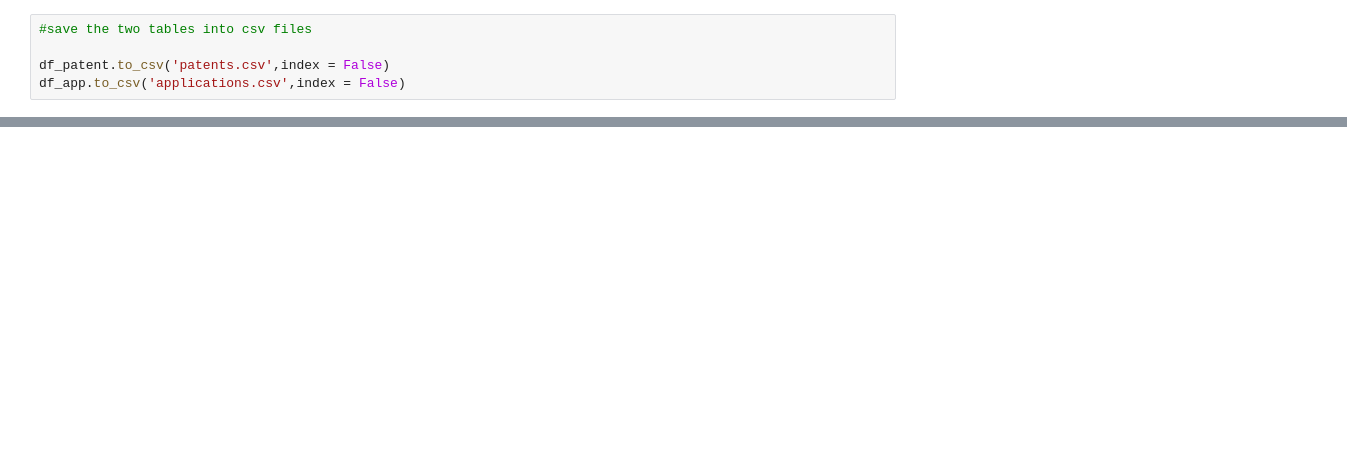
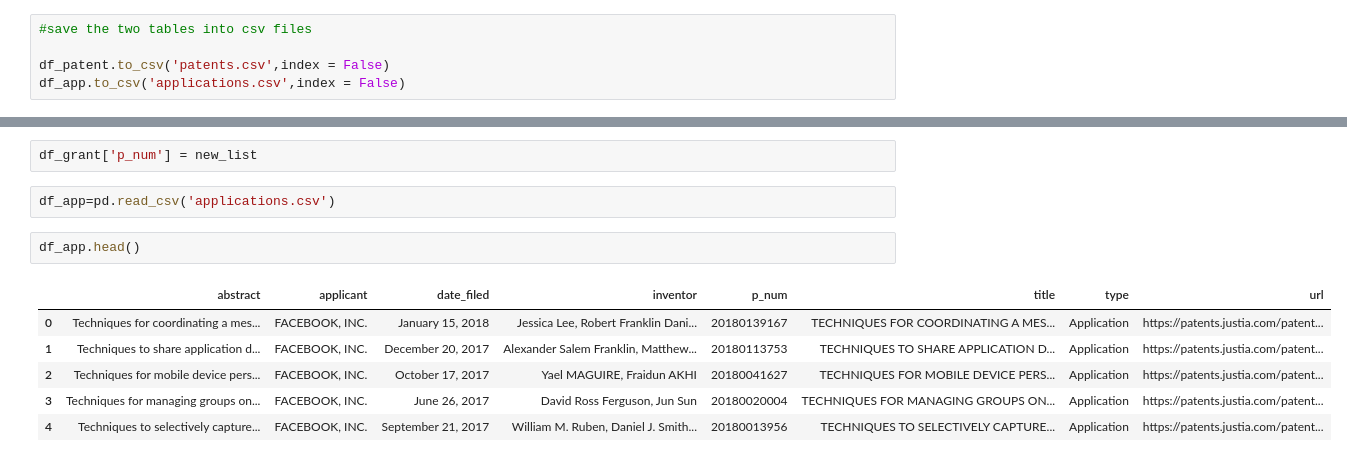
Before and after one commit to christina10211/Data-Studio, a Jupyter notebook: code/03-Facebook_Patents/Scraping Facebook Patents from JUSTIA.com.ipynb, the cells around one changed output, grey strips where cells are left out. Cells and saved outputs as stored; diff of their text form; blank space fills up the shorter version.

```diff
--- a/code/03-Facebook_Patents/Scraping Facebook Patents from JUSTIA.com.ipynb
+++ b/code/03-Facebook_Patents/Scraping Facebook Patents from JUSTIA.com.ipynb
@@ -217,0 +291,13 @@ df_app.to_csv('applications.csv',index = False)
+# %%
+df_grant['p_num'] = new_list
+# %%
+df_app=pd.read_csv('applications.csv')
+# %%
+df_app.head()
+# %% [output]
+|  | abstract | applicant | date_filed | inventor | p_num | title | type | url |
+| 0 | Techniques for coordinating a mes... | FACEBOOK, INC. | January 15, 2018 | Jessica Lee, Robert Franklin Dani... | 20180139167 | TECHNIQUES FOR COORDINATING A MES... | Application | https://patents.justia.com/patent... |
+| 1 | Techniques to share application d... | FACEBOOK, INC. | December 20, 2017 | Alexander Salem Franklin, Matthew... | 20180113753 | TECHNIQUES TO SHARE APPLICATION D... | Application | https://patents.justia.com/patent... |
+| 2 | Techniques for mobile device pers... | FACEBOOK, INC. | October 17, 2017 | Yael MAGUIRE, Fraidun AKHI | 20180041627 | TECHNIQUES FOR MOBILE DEVICE PERS... | Application | https://patents.justia.com/patent... |
+| 3 | Techniques for managing groups on... | FACEBOOK, INC. | June 26, 2017 | David Ross Ferguson, Jun Sun | 20180020004 | TECHNIQUES FOR MANAGING GROUPS ON... | Application | https://patents.justia.com/patent... |
+| 4 | Techniques to selectively capture... | FACEBOOK, INC. | September 21, 2017 | William M. Ruben, Daniel J. Smith... | 20180013956 | TECHNIQUES TO SELECTIVELY CAPTURE... | Application | https://patents.justia.com/patent... |
```
Also changed, not shown: parts of 27 cells of this notebook, 16 other files.
